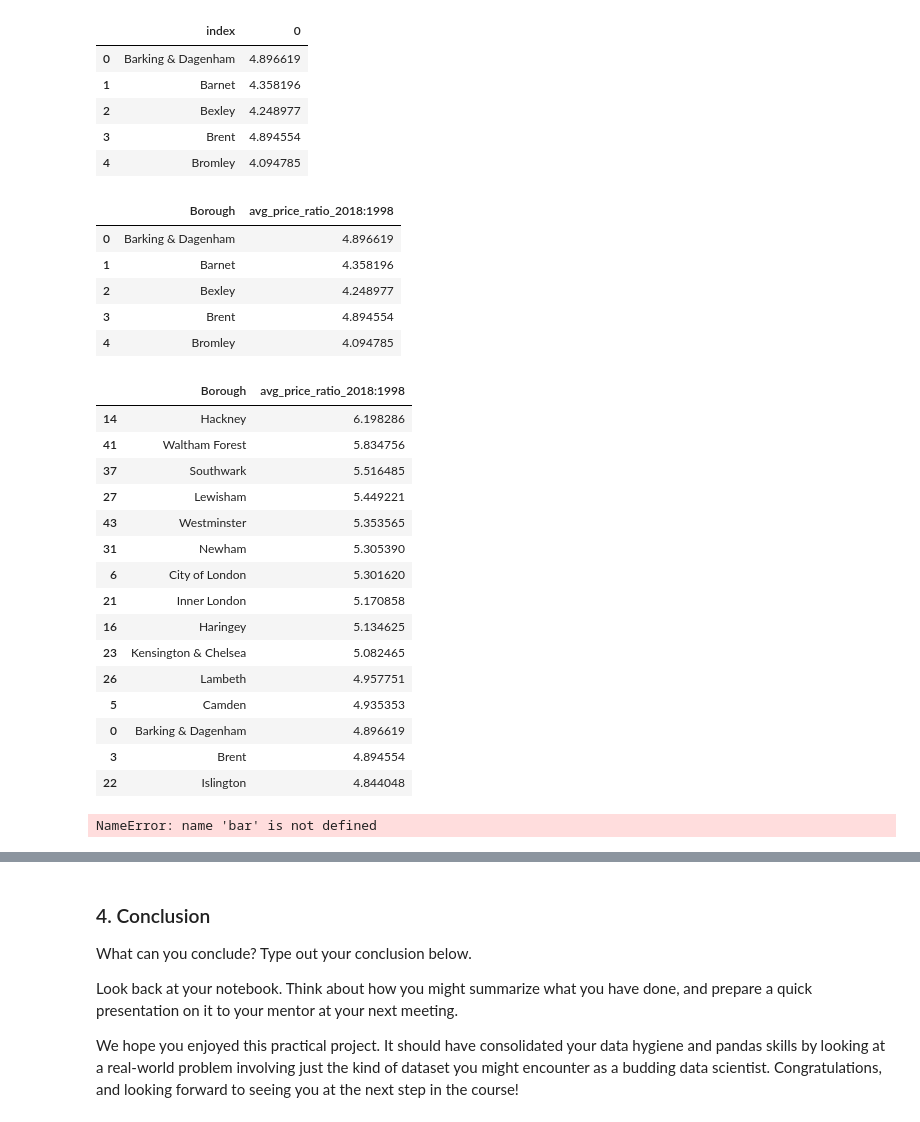
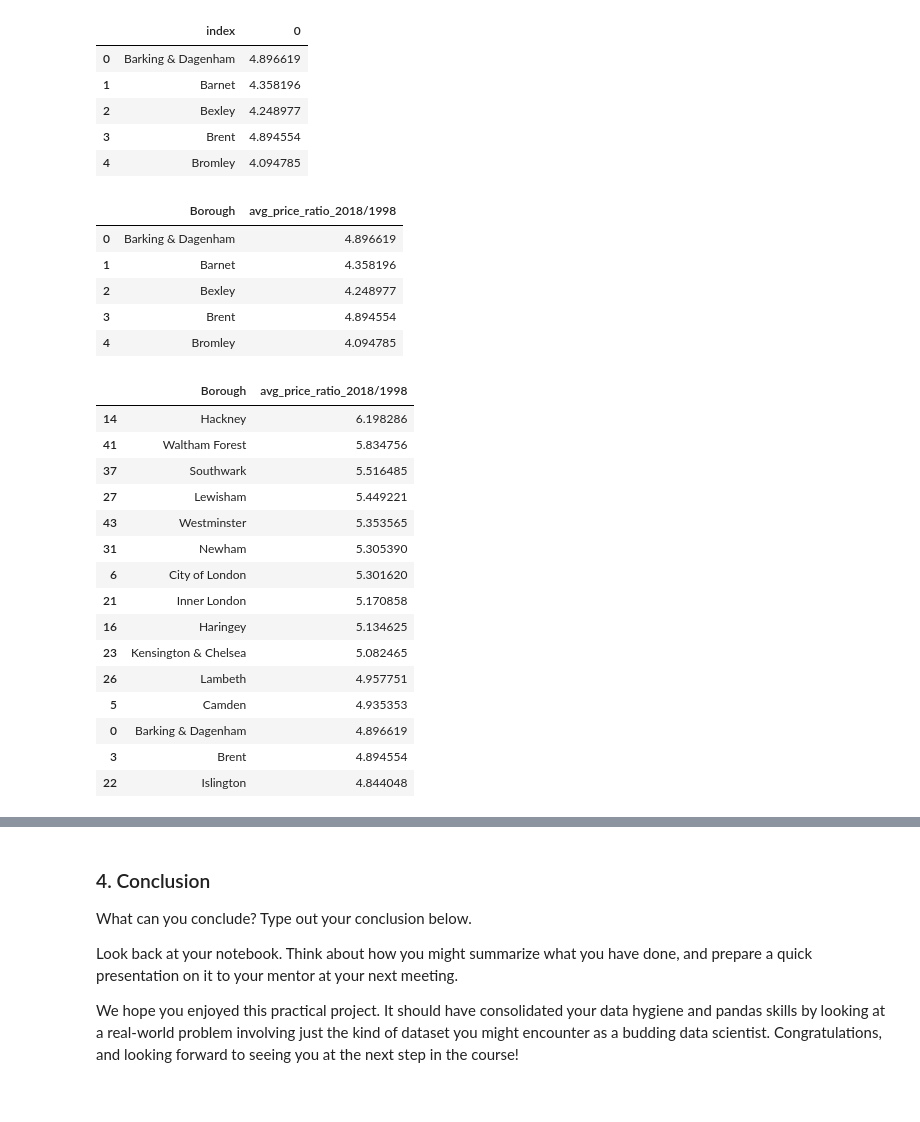
Before and after one commit to madmaxtoastflytiger/London-Housing, a Jupyter notebook: Unit_4_Challenge_Tier_3.ipynb, the cells around one changed output, grey strips where cells are left out. Drawn from its saved outputs; the diff is of its cells as text; code cells hidden in the pictures.

```diff
--- a/Unit_4_Challenge_Tier_3.ipynb
+++ b/Unit_4_Challenge_Tier_3.ipynb
@@ -538,10 +464,10 @@ df_borough_ratio.head()
 | 4 | Bromley | 4.094785 |
 # %%
 # edit the columns names of the df
-df_borough_ratio.rename(columns={'index':'Borough', 0:'avg_price_ratio_2018:1998'}, inplace=True)
+df_borough_ratio.rename(columns={'index':'Borough', 0:'avg_price_ratio_2018/1998'}, inplace=True)
 df_borough_ratio.head()
 # %% [output]
-|  | Borough | avg_price_ratio_2018:1998 |
+|  | Borough | avg_price_ratio_2018/1998 |
 | 0 | Barking & Dagenham | 4.896619 |
 | 1 | Barnet | 4.358196 |
 | 2 | Bexley | 4.248977 |
@@ -549,10 +475,10 @@ df_borough_ratio.head()
 | 4 | Bromley | 4.094785 |
 # %%
 # organize the df into the top 15 boroughs with the highest avg price ratios
-df_top15 = df_borough_ratio.sort_values('avg_price_ratio_2018:1998',ascending=False).head(15) # sort from highest to lowest and get head(15) which is top 15 and store in a new df
+df_top15 = df_borough_ratio.sort_values('avg_price_ratio_2018/1998',ascending=False).head(15) # sort from highest to lowest and get head(15) which is top 15 and store in a new df
 df_top15
 # %% [output]
-|  | Borough | avg_price_ratio_2018:1998 |
+|  | Borough | avg_price_ratio_2018/1998 |
 | 14 | Hackney | 6.198286 |
 | 41 | Waltham Forest | 5.834756 |
 | 37 | Southwark | 5.516485 |
@@ -568,7 +494,3 @@ df_top15
 | 0 | Barking & Dagenham | 4.896619 |
 | 3 | Brent | 4.894554 |
 | 22 | Islington | 4.844048 |
-# %%
-df_top15.plot(kind=bar, x='Borough', y='avg_price_ratio_2018:1998')
-# %% [output]
-NameError: name 'bar' is not defined
```
Also changed, not shown: parts of 15 cells of this notebook.
